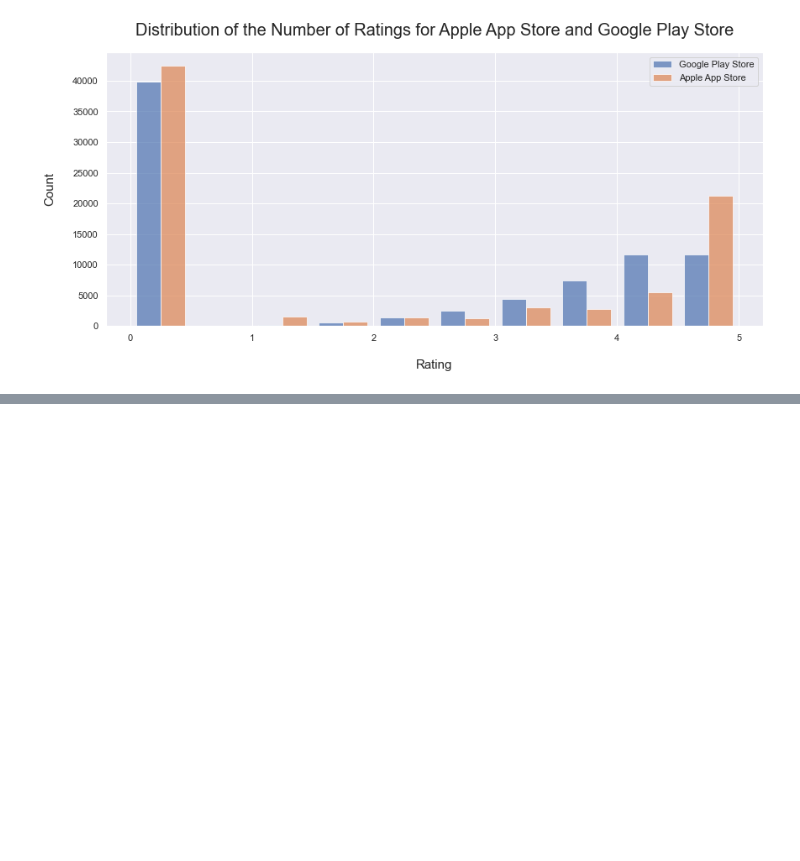
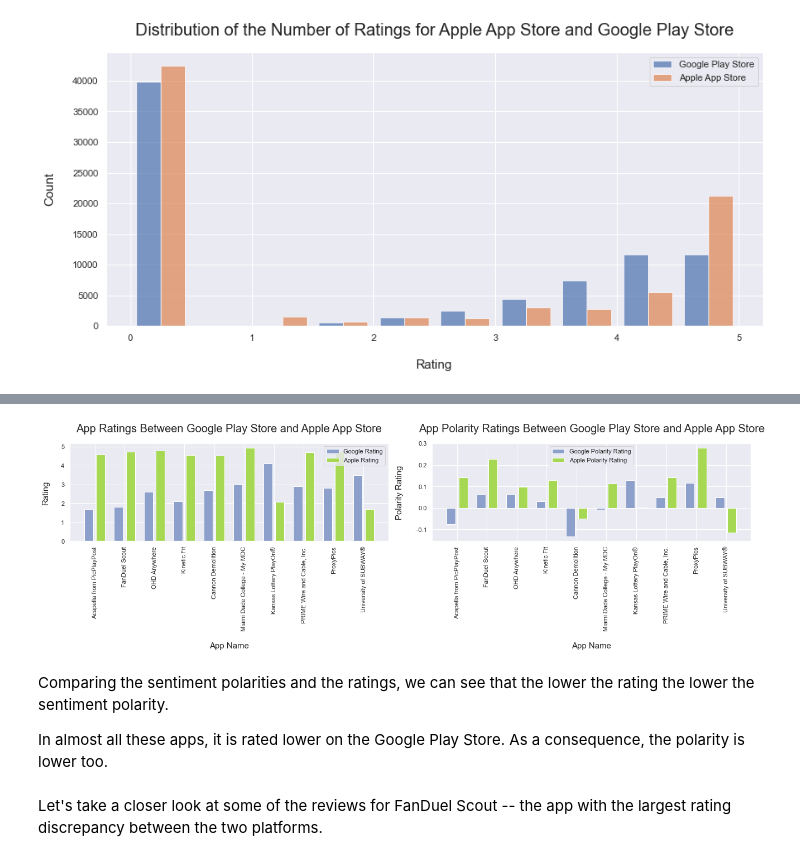
Before and after one commit to Superocker50/CMPT-353-Final-Project, a Jupyter notebook: cmpt-353-part-2.ipynb, the cells around one changed output, grey strips where cells are left out. Drawn from its saved outputs; the diff is of its cells as text; code cells hidden in the pictures; blank space fills up the shorter version.

Commit message:
Completed Sentiment Analysis. Finished Implementing Scrapers.

```diff
--- a/cmpt-353-part-2.ipynb
+++ b/cmpt-353-part-2.ipynb
@@ -289,0 +200,59 @@ As we explore this question, we will look at the reviews for these applications
+# %%
+google_polarity_avg = reviews_google_selected.groupby(by=['App Id', 'App Name']).mean('Polarity')
+apple_polarity_avg = reviews_apple_selected.groupby(by=['App Id']).mean('Polarity')
+# %%
+apple_polarity_avg.rename(columns={'score': 'Apple Score', 'Polarity': 'Apple Polarity'}, inplace=True)
+apple_polarity_avg.drop(columns=['Unnamed: 0'], inplace=True)
+apple_polarity_avg.reset_index(inplace=True)
+# %%
+google_polarity_avg.rename(columns={'score': 'Google Score', 'likes': 'Google Likes', 'Polarity': 'Google Polarity'}, inplace=True)
+google_polarity_avg.drop(columns=['Unnamed: 0'], inplace=True)
+google_polarity_avg.reset_index(inplace=True)
+# %%
+polarity_combined = google_polarity_avg.merge(apple_polarity_avg, on='App Id', how='inner')
+# %%
+figure, (axis_1, axis_2) = plt.subplots(1, 2, figsize=(18, 6))
+
+# Inspired from https://matplotlib.org/stable/gallery/lines_bars_and_markers/barchart.html
+x = np.arange(10)
+width = 0.3
+google_ratings = polarity_combined['Google Rating']
+apple_ratings = polarity_combined['Apple Rating']
+
+google_polarities = polarity_combined['Google Polarity']
+apple_polarities = polarity_combined['Apple Polarity']
+
+axis_1.set_xlabel('App Name', fontsize=15, labelpad=20)
+axis_1.set_ylabel('Rating', fontsize=15, labelpad=20)
+axis_1.set_title('App Ratings Between Google Play Store and Apple App Store', fontsize=20, pad=20)
+
+axis_1.bar(x-0.2, google_ratings, width, label='Google Rating', color=palette[2])
+axis_1.bar(x+0.2, apple_ratings, width, label='Apple Rating', color=palette[4])
+axis_1.legend()
+
+axis_2.set_xlabel('App Name', fontsize=15, labelpad=20)
+axis_2.set_ylabel('Polarity Rating', fontsize=15, labelpad=20)
+axis_2.set_title('App Polarity Ratings Between Google Play Store and Apple App Store', fontsize=20, pad=20)
+
+axis_2.bar(x-0.2, google_polarities, width, label='Google Polarity Rating', color=palette[2])
+axis_2.bar(x+0.2, apple_polarities, width, label='Apple Polarity Rating', color=palette[4])
+axis_2.legend()
+
+axis_1.set_xticks(ticks=polarity_combined.index)
+axis_1.set_xticklabels(labels=polarity_combined['App Name'],
+                       rotation=90)
+
+axis_2.set_xticks(ticks=polarity_combined.index)
+axis_2.set_xticklabels(labels=polarity_combined['App Name'],
+                       rotation=90)
+
+# From https://www.kite.com/python/answers/how-to-set-the-spacing-between-subplots-in-matplotlib-in-python
+figure.tight_layout()
+# %% [output]
+[figure, added]
+# %% [markdown]
+Comparing the sentiment polarities and the ratings, we can see that the lower the rating the lower the sentiment polarity.
+
+In almost all these apps, it is rated lower on the Google Play Store. As a consequence, the polarity is lower too.
+# %% [markdown]
+Let's take a closer look at some of the reviews for FanDuel Scout -- the app with the largest rating discrepancy between the two platforms.
```
Also changed, not shown: parts of 94 cells of this notebook, 6 other files.
